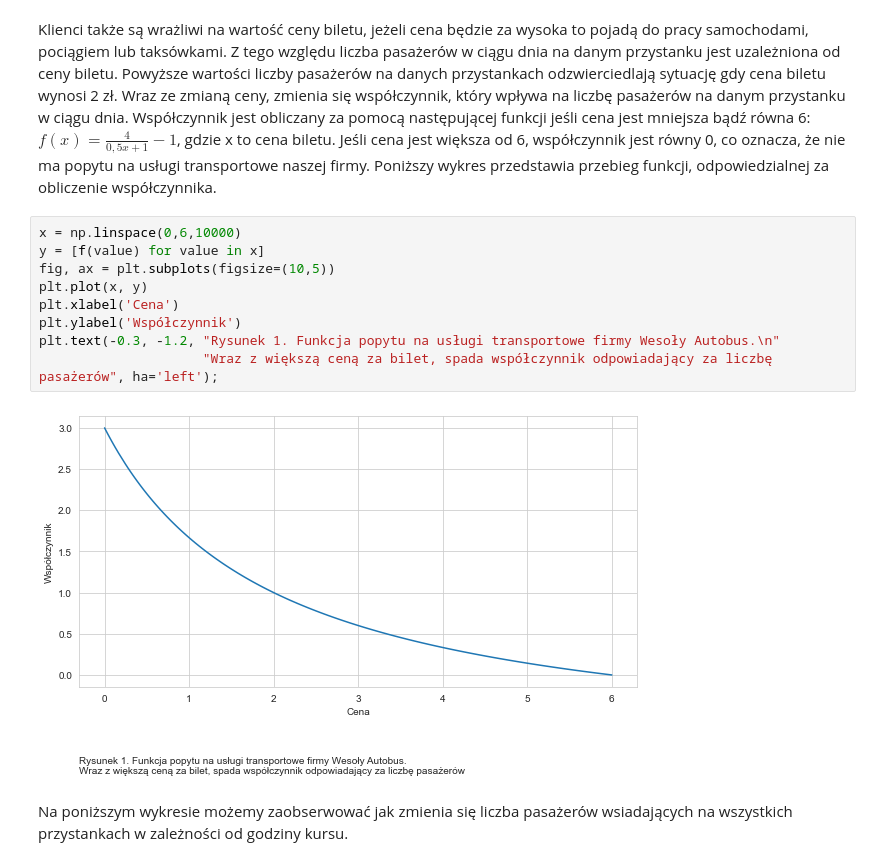
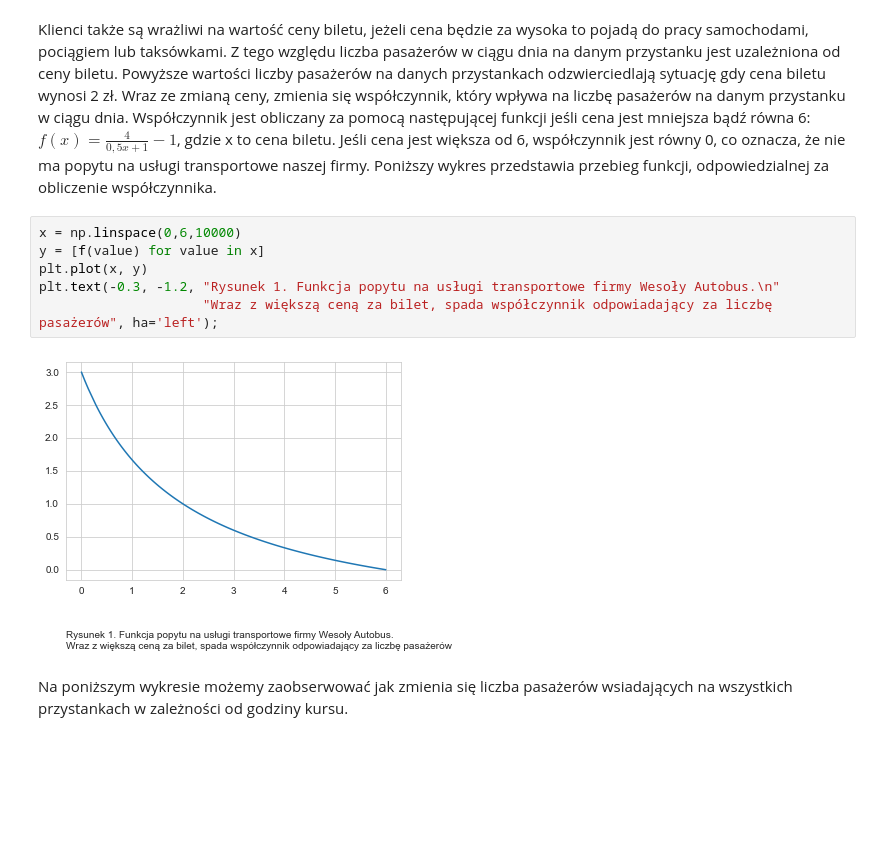
Before and after one commit to fmordarski/Passengers-simulation, a Jupyter notebook: Raport_MZK.ipynb, the cells around one changed output. Drawn from its saved outputs; the diff is of its cells as text; blank space fills up the shorter version.

```diff
--- a/Raport_MZK.ipynb
+++ b/Raport_MZK.ipynb
@@ -125,14 +125,11 @@ Klienci także są wrażliwi na wartość ceny biletu, jeżeli cena będzie za w
 # %%
 x = np.linspace(0,6,10000)
 y = [f(value) for value in x]
-fig, ax = plt.subplots(figsize=(10,5))
 plt.plot(x, y)
-plt.xlabel('Cena')
-plt.ylabel('Współczynnik')
 plt.text(-0.3, -1.2, "Rysunek 1. Funkcja popytu na usługi transportowe firmy Wesoły Autobus.\n"
                      "Wraz z większą ceną za bilet, spada współczynnik odpowiadający za liczbę pasażerów", ha='left');
 # %% [output]
-[figure, old version]
+[figure, new version]
 # %% [markdown]
 Na poniższym wykresie możemy zaobserwować jak zmienia się liczba pasażerów wsiadających na wszystkich przystankach w zależności od godziny kursu.
 # %%
```
Also changed, not shown: parts of 21 cells of this notebook.
